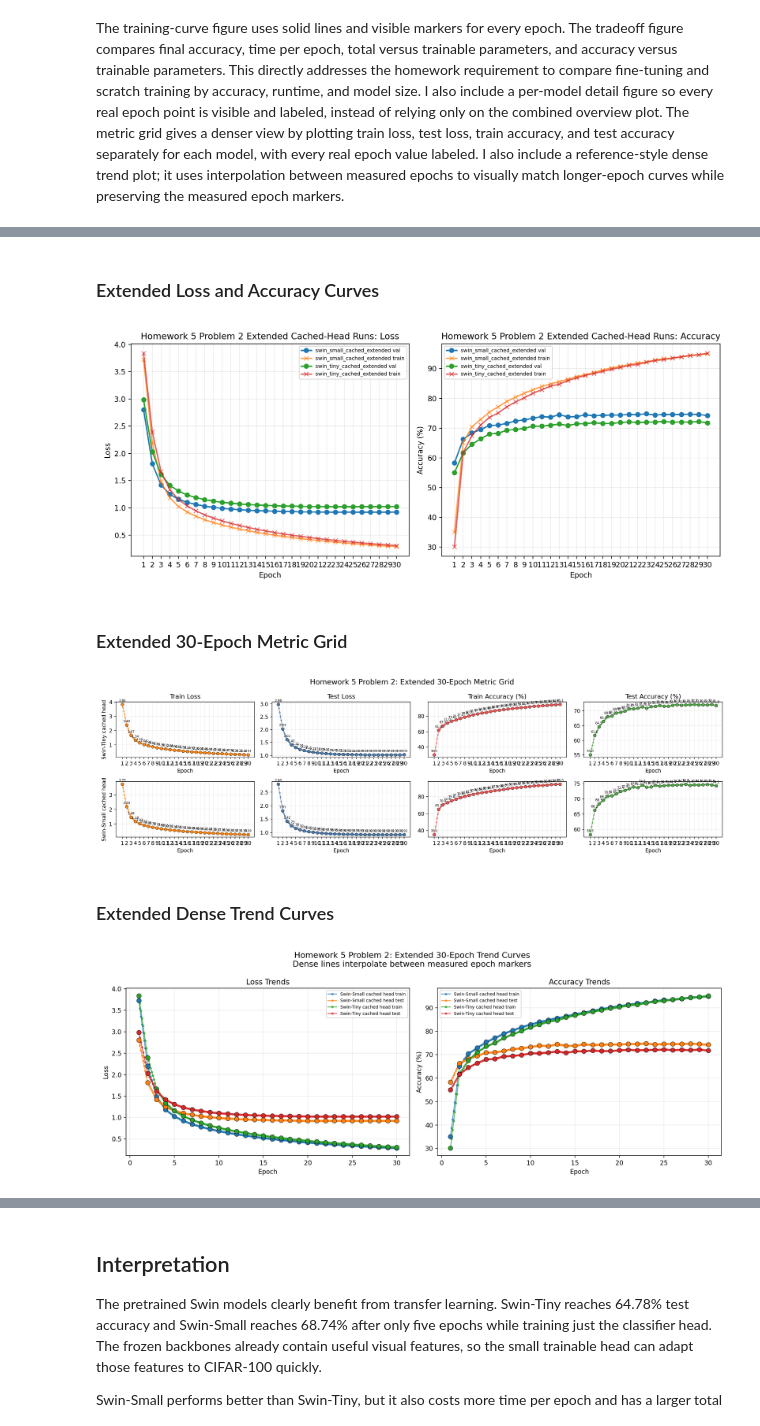
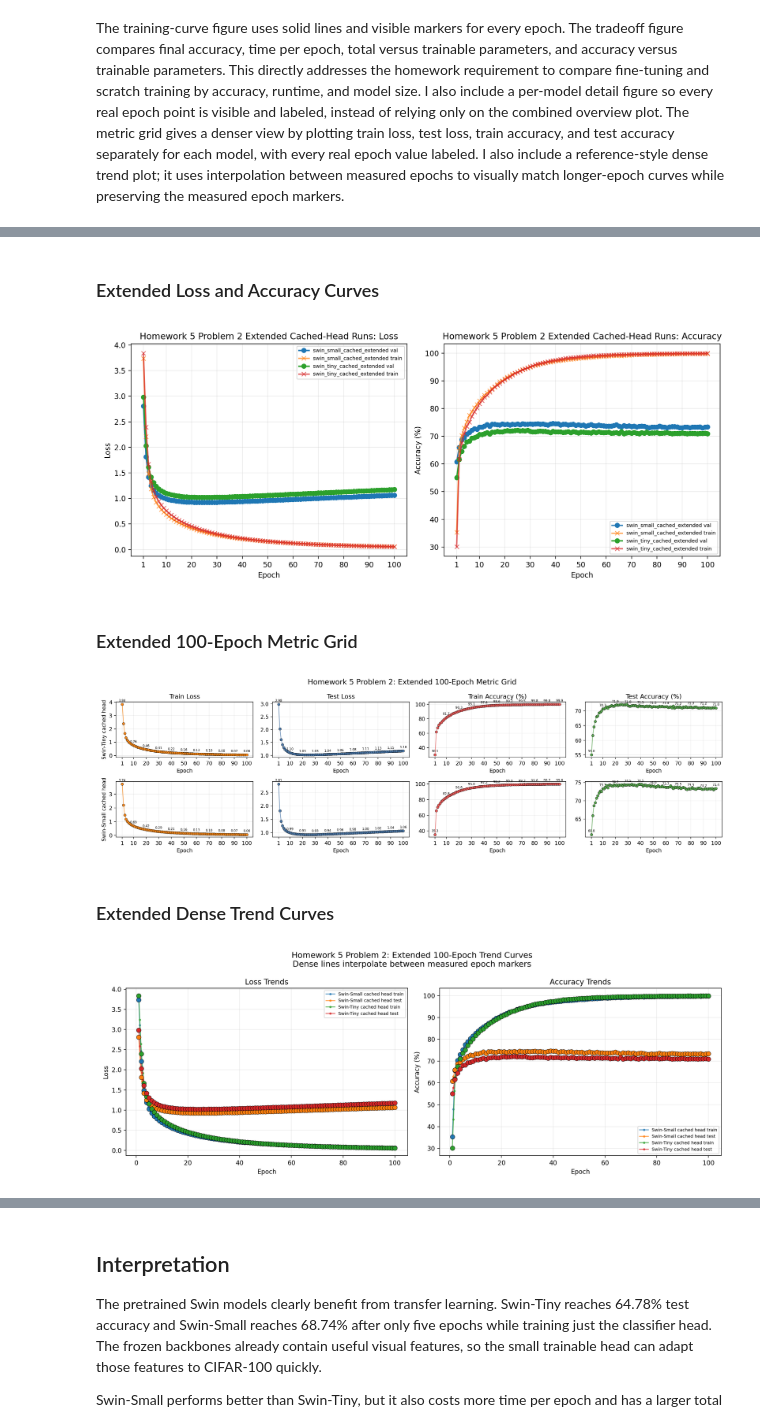
Before and after one commit to gfeliu-rgb/ECGR-4106-HW5, a Jupyter notebook: Homework5_Problem2_Swin_Finetuning.ipynb, the cells around one changed output, grey strips where cells are left out. Saved outputs shown, nothing was run; the diff lists cells and outputs as text; code cells hidden in the pictures.

Commit message:
Extend Swin cached-head plots to 100 epochs

```diff
--- a/Homework5_Problem2_Swin_Finetuning.ipynb
+++ b/Homework5_Problem2_Swin_Finetuning.ipynb
@@ -583,15 +583,15 @@ swin_tiny_cached_extended     1   30     30
 # %%
 display(Markdown('### Extended Loss and Accuracy Curves'))
 display(Image(filename=str(extended_curve_path)))
-display(Markdown('### Extended 30-Epoch Metric Grid'))
+display(Markdown('### Extended 100-Epoch Metric Grid'))
 display(Image(filename=str(extended_grid_path)))
 display(Markdown('### Extended Dense Trend Curves'))
 display(Image(filename=str(extended_trend_path)))
 # %% [output]
 ### Extended Loss and Accuracy Curves
-[figure, old version]
+[figure, new version]
-### Extended 30-Epoch Metric Grid
+### Extended 100-Epoch Metric Grid
-[figure, old version]
+[figure, new version]
 ### Extended Dense Trend Curves
-[figure, old version]
+[figure, new version]
 # %% [markdown]
```
Also changed, not shown: parts of 4 cells of this notebook, 12 other files.
